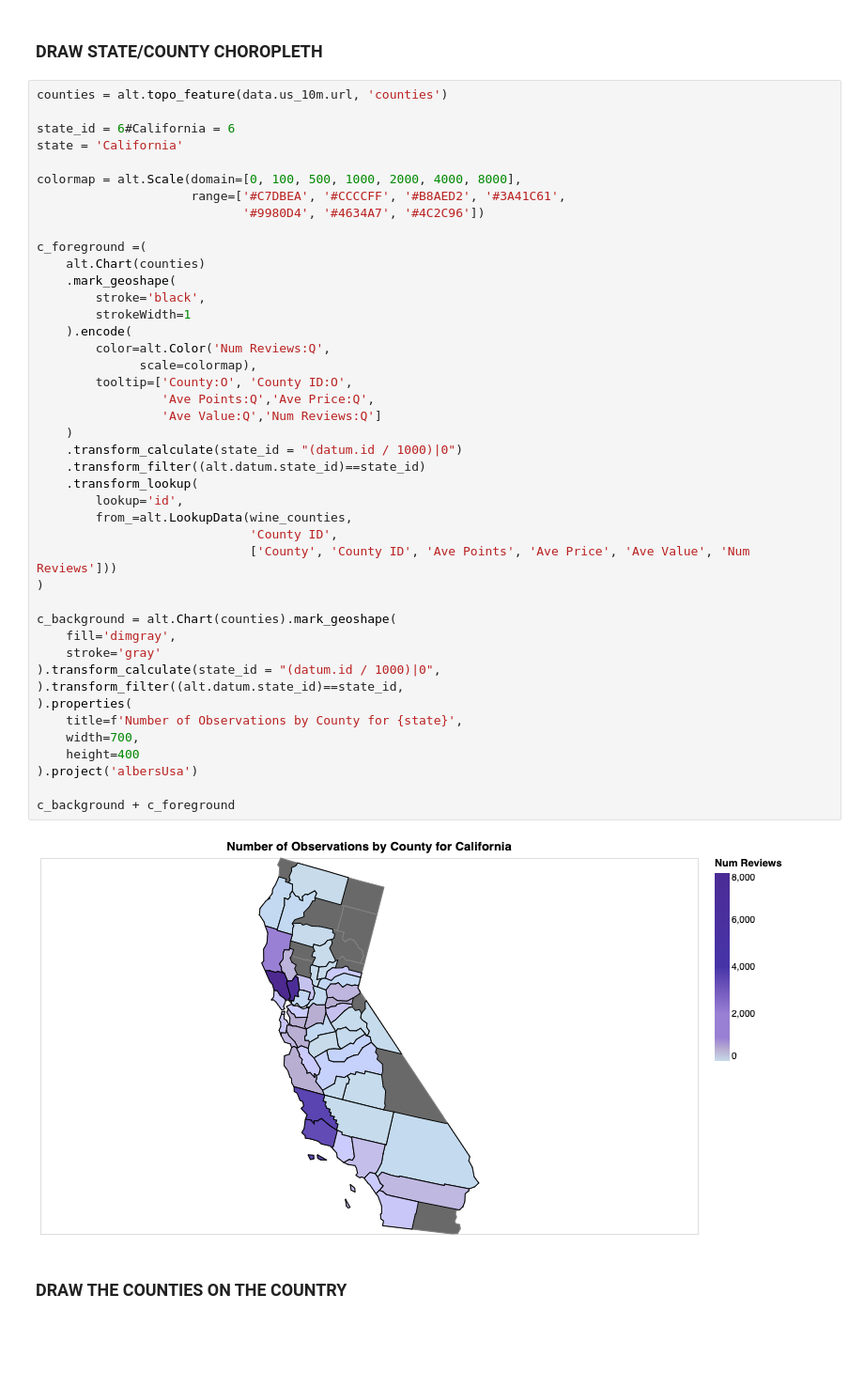
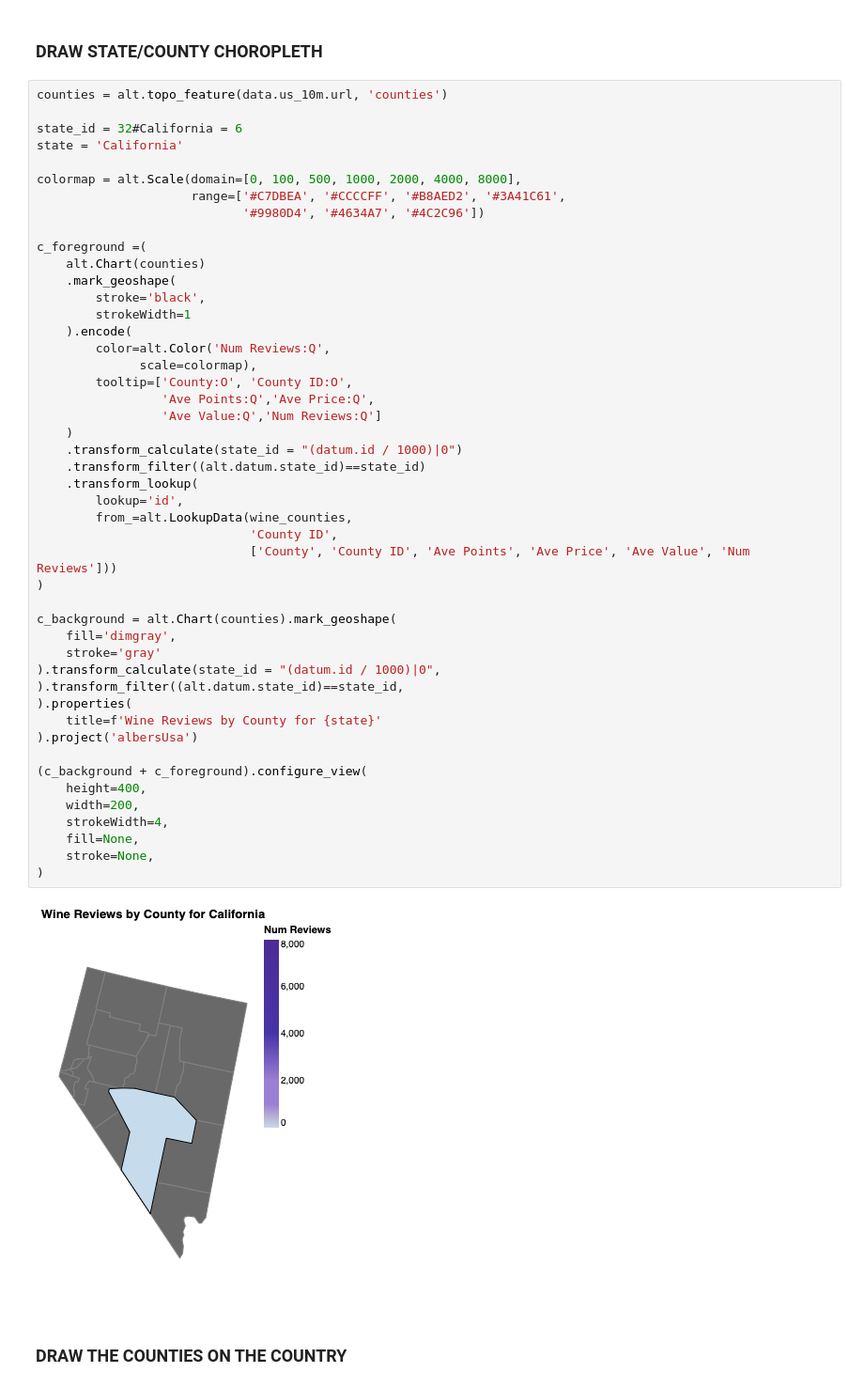
Before and after one commit to UBC-MDS/DSCI532_Group204_Vino, a Jupyter notebook: src/charts.ipynb, the cells around one changed output. Shown: that part at 94% size. Saved outputs shown, nothing was run; the diff lists cells and outputs as text; blank space fills up the shorter version.

```diff
--- a/src/charts.ipynb
+++ b/src/charts.ipynb
@@ -172,7 +173,7 @@ background + foreground
 # %%
 counties = alt.topo_feature(data.us_10m.url, 'counties')
 
-state_id = 6#California = 6
+state_id = 32#California = 6
 state = 'California'
 
 colormap = alt.Scale(domain=[0, 100, 500, 1000, 2000, 4000, 8000],
@@ -182,38 +183,42 @@ colormap = alt.Scale(domain=[0, 100, 500, 1000, 2000, 4000, 8000],
 c_foreground =(
     alt.Chart(counties)
     .mark_geoshape(
         stroke='black',
         strokeWidth=1
     ).encode(
         color=alt.Color('Num Reviews:Q',
               scale=colormap),
         tooltip=['County:O', 'County ID:O',
                  'Ave Points:Q','Ave Price:Q',
                  'Ave Value:Q','Num Reviews:Q']
     )
     .transform_calculate(state_id = "(datum.id / 1000)|0")
     .transform_filter((alt.datum.state_id)==state_id)
     .transform_lookup(
         lookup='id',
         from_=alt.LookupData(wine_counties,
                              'County ID',
                              ['County', 'County ID', 'Ave Points', 'Ave Price', 'Ave Value', 'Num Reviews']))
 )
 
 c_background = alt.Chart(counties).mark_geoshape(
     fill='dimgray',
     stroke='gray'
 ).transform_calculate(state_id = "(datum.id / 1000)|0",
 ).transform_filter((alt.datum.state_id)==state_id,
 ).properties(
-    title=f'Number of Observations by County for {state}',
-    width=700,
-    height=400
+    title=f'Wine Reviews by County for {state}'
 ).project('albersUsa')
 
-c_background + c_foreground
+(c_background + c_foreground).configure_view(
+    height=400,
+    width=200,
+    strokeWidth=4,
+    fill=None,
+    stroke=None,
+)
 # %% [output]
-[figure, old version]
+[figure, new version]
 # %% [markdown]
 ### DRAW THE COUNTIES ON THE COUNTRY
 # %%
```
Also changed, not shown: parts of 1 cell of this notebook, 4 other files.
